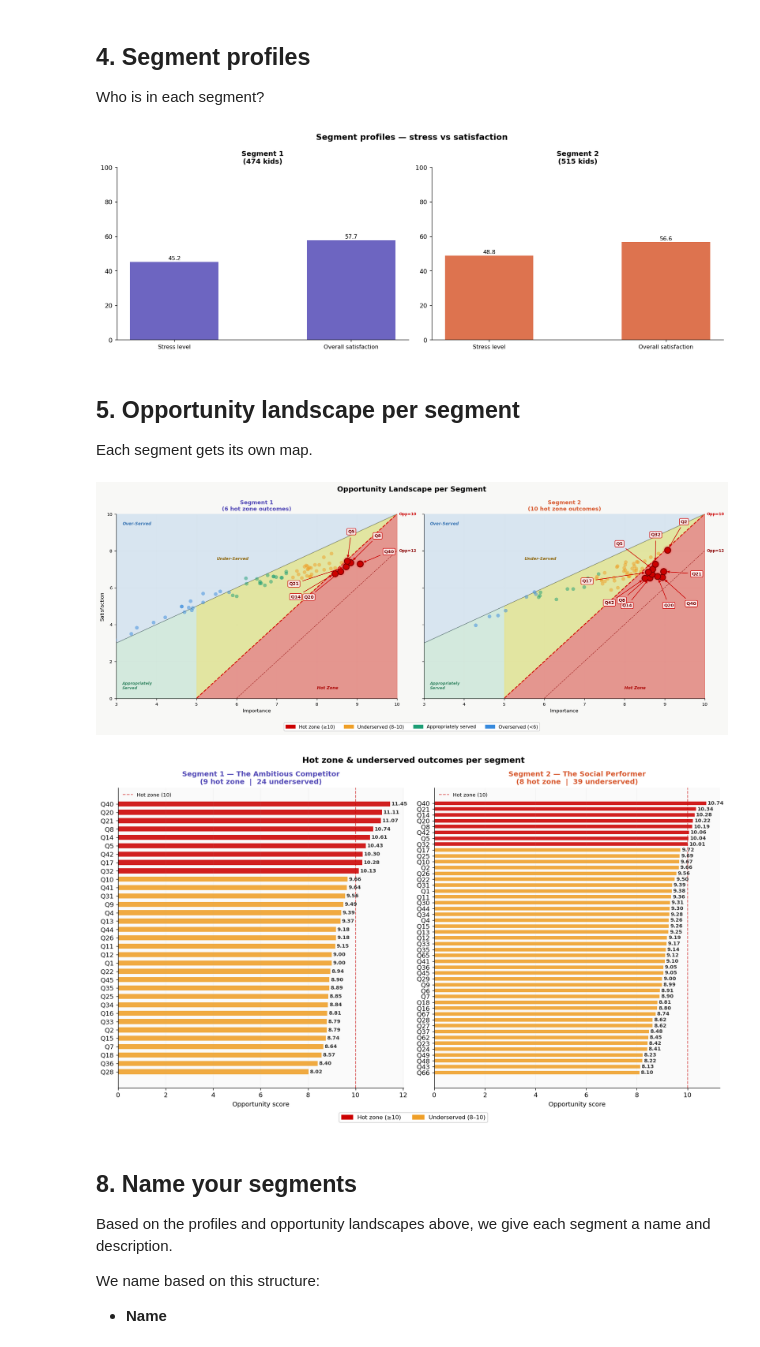
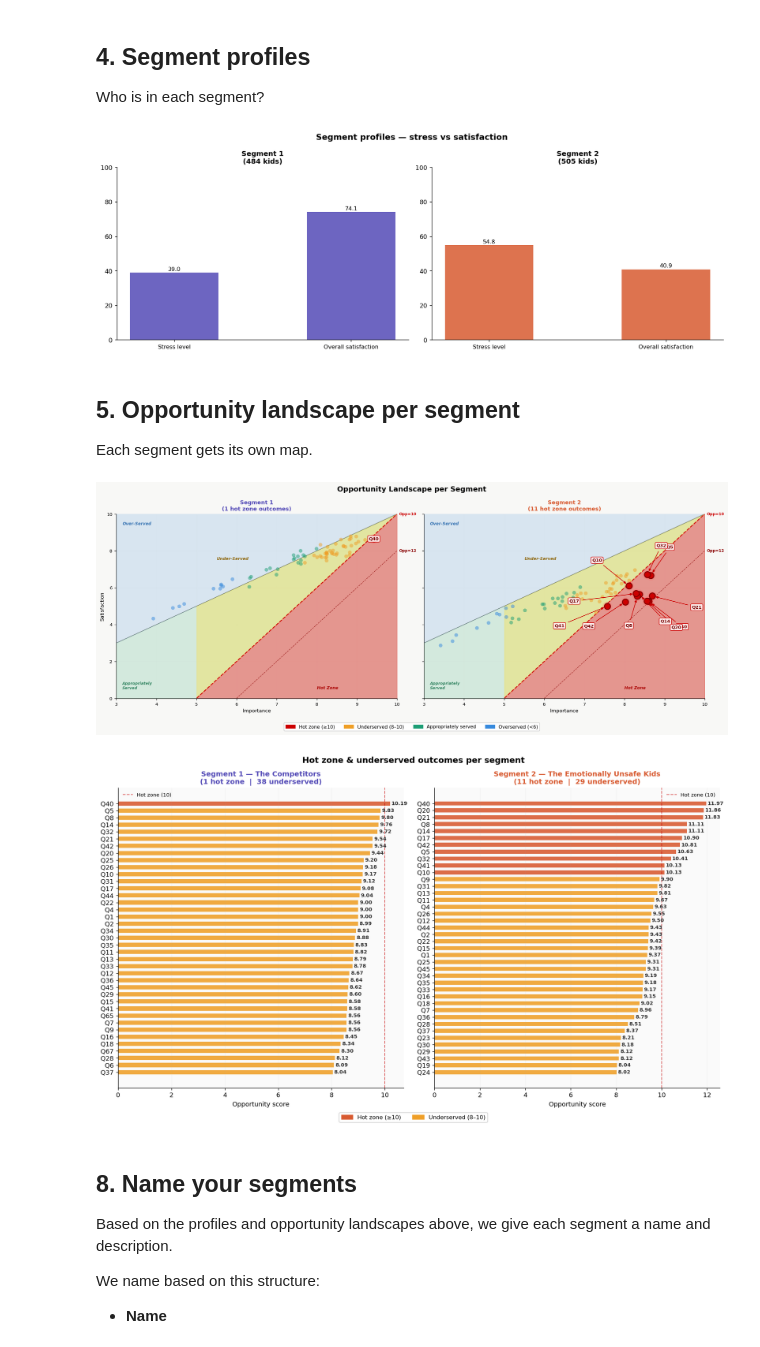
Before and after one commit to dophat1/jtbd-synthetic-survey, a Jupyter notebook: jtbd_analysis.ipynb, the cells around one changed output. Cells and saved outputs as stored; diff of their text form; code cells hidden in the pictures.

Commit message:
Segment based on only satisfaction

```diff
--- a/jtbd_analysis.ipynb
+++ b/jtbd_analysis.ipynb
@@ -33,9 +33,9 @@ Libraries loaded.
 ## 1. Load data
 # %%
 # ── Update these paths if needed ──
-SEGMENTS_FILE   = 'results_segments.csv'         # output of segment_respondents.py
+SEGMENTS_FILE   = 'results_segments_only_sas.csv'         # output of segment_respondents.py
 OPP_OVERALL     = 'opportunity_scores.csv' # output of opportunity_scores_calculator.py
-OPP_PER_SEG     = 'results_segments_opp_per_segment.csv' # output of opportunity_scores_per_segment.py
+OPP_PER_SEG     = 'results_segments_only_sas_opp_per_segment.csv' # output of opportunity_scores_per_segment.py
 
 df      = pd.read_csv(SEGMENTS_FILE)
 opp     = pd.read_csv(OPP_OVERALL)
@@ -228,7 +228,7 @@ plt.tight_layout()
 plt.savefig('segment_profiles.png', bbox_inches='tight')
 plt.show()
 # %% [output]
-[figure, old version]
+[figure, new version]
 # %% [markdown]
 ## 5. Opportunity landscape per segment
 Each segment gets its own map.
@@ -335,8 +335,13 @@ plt.tight_layout()
 plt.savefig('landscape_per_segment.png', dpi=150, bbox_inches='tight')
 plt.show()
 # %% [output]
-[figure, old version]
+[figure, new version]
 # %%
+segment_names = {
+    1: "The Competitors",
+    2: "The Emotionally Unsafe Kids",
+}
+
 fig, axes = plt.subplots(1, len(segments), figsize=(7 * len(segments), 8))
 if len(segments) == 1:
     axes = [axes]
@@ -355,34 +360,34 @@ for i, seg in enumerate(segments):
                    color=bar_colors, alpha=0.88, height=0.6)
 
     ax.axvline(10, color='#CC0000', lw=1.2, ls='--', alpha=0.6, label='Hot zone (10)')
 
     for bar, val in zip(bars, seg_priority['opportunity_score']):
         ax.text(bar.get_width() + 0.05, bar.get_y() + bar.get_height()/2,
                 f'{val:.2f}', va='center', fontsize=8, fontweight='bold', color='#333')
 
     ax.set_xlabel('Opportunity score', fontsize=10)
     ax.set_title(f'Segment {seg} — {segment_names[seg]}\n'
                  f'({len(seg_priority[seg_priority.zone=="hot zone"])} hot zone  |  '
                  f'{len(seg_priority[seg_priority.zone=="underserved"])} underserved)',
                  fontsize=11, fontweight='bold', color=seg_colors[i])
     ax.set_facecolor('#FAFAFA')
     ax.grid(axis='x', alpha=0.1)
     ax.legend(fontsize=8, frameon=False)
 
 legend_handles = [
     mpatches.Patch(color=COLORS['hot zone'],    label='Hot zone (≥10)'),
     mpatches.Patch(color=COLORS['underserved'], label='Underserved (8–10)'),
 ]
 fig.legend(handles=legend_handles, fontsize=9, frameon=True,
            framealpha=0.9, edgecolor='#ccc', loc='lower center',
            ncol=2, bbox_to_anchor=(0.5, -0.03))
 
 fig.suptitle('Hot zone & underserved outcomes per segment', fontsize=13, fontweight='bold')
 plt.tight_layout()
 plt.savefig('priority_outcomes_per_segment.png', dpi=130, bbox_inches='tight')
 plt.show()
 # %% [output]
-[figure, old version]
+[figure, new version]
 # %% [markdown]
 ## 8. Name your segments
 Based on the profiles and opportunity landscapes above, we give each segment a name and description.
```
Also changed, not shown: parts of 2 cells of this notebook, 1 other file.
